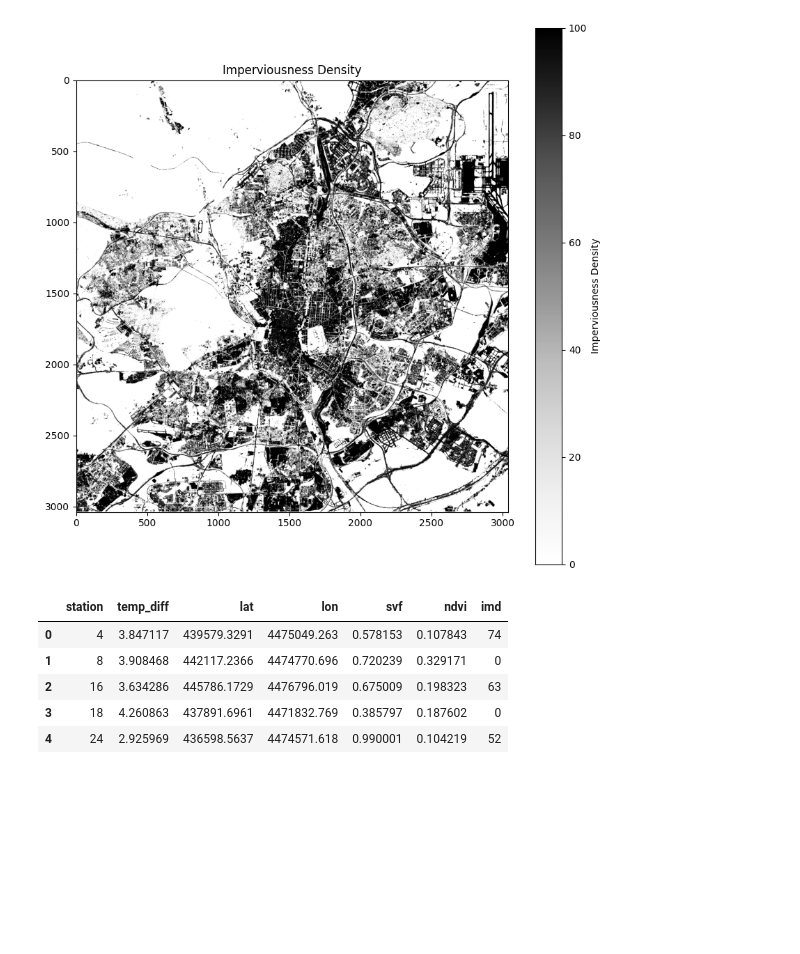
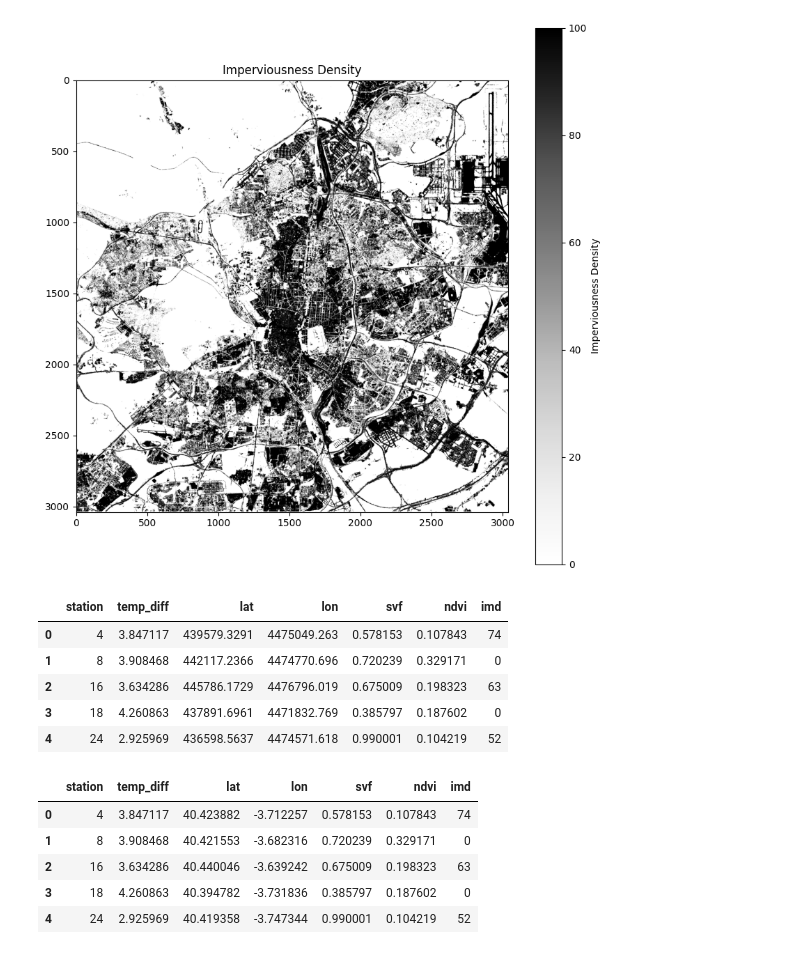
Before and after one commit to ayubero/uhi, a Jupyter notebook: madrid/uhi_get_satellite_data.ipynb, the cells around one changed output. Drawn from its saved outputs; the diff is of its cells as text; code cells hidden in the pictures; blank space fills up the shorter version.

```diff
--- a/madrid/uhi_get_satellite_data.ipynb
+++ b/madrid/uhi_get_satellite_data.ipynb
@@ -154,6 +161,27 @@ df.head()
 | 2 | 16 | 3.634286 | 445786.1729 | 4476796.019 | 0.675009 | 0.198323 | 63 |
 | 3 | 18 | 4.260863 | 437891.6961 | 4471832.769 | 0.385797 | 0.187602 | 0 |
 | 4 | 24 | 2.925969 | 436598.5637 | 4474571.618 | 0.990001 | 0.104219 | 52 |
+# %%
+# Transform back to WGS 84
+transformer = Transformer.from_crs('EPSG:25830', 'EPSG:4326')
+
+# Iterate over each station
+for index, row in df.iterrows():
+    xx = row['lat']
+    yy = row['lon']
+    lat, lon = transformer.transform(xx, yy)
+    # Update coordinates in dataset
+    df.at[index, 'lat'] = lat
+    df.at[index, 'lon'] = lon
+
+df.head()
+# %% [output]
+|  | station | temp_diff | lat | lon | svf | ndvi | imd |
+| 0 | 4 | 3.847117 | 40.423882 | -3.712257 | 0.578153 | 0.107843 | 74 |
+| 1 | 8 | 3.908468 | 40.421553 | -3.682316 | 0.720239 | 0.329171 | 0 |
+| 2 | 16 | 3.634286 | 40.440046 | -3.639242 | 0.675009 | 0.198323 | 63 |
+| 3 | 18 | 4.260863 | 40.394782 | -3.731836 | 0.385797 | 0.187602 | 0 |
+| 4 | 24 | 2.925969 | 40.419358 | -3.747344 | 0.990001 | 0.104219 | 52 |
 # %%
 # Export
 df.to_csv('../data.csv', index=False)
```
Also changed, not shown: parts of 2 cells of this notebook, 4 other files.
